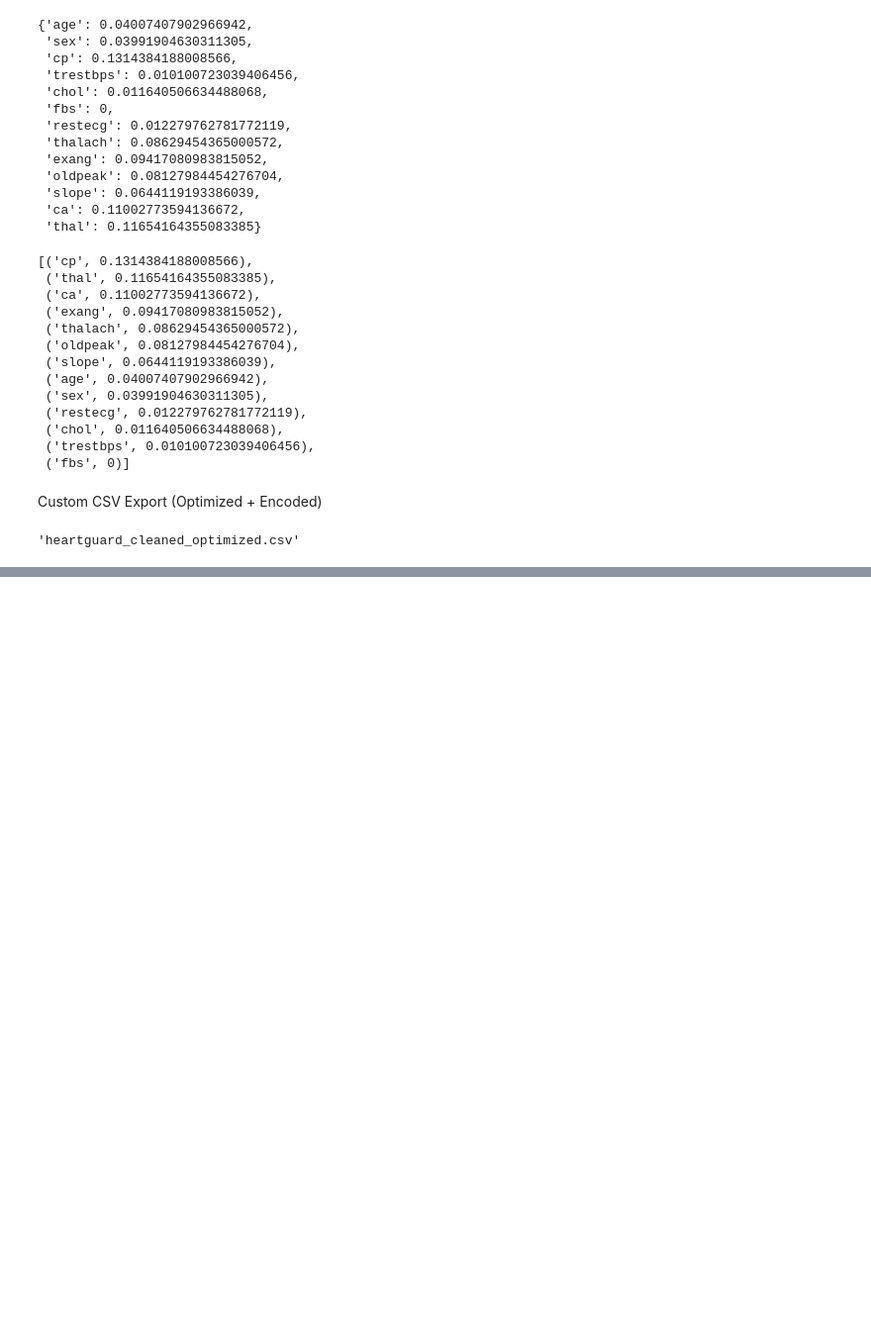
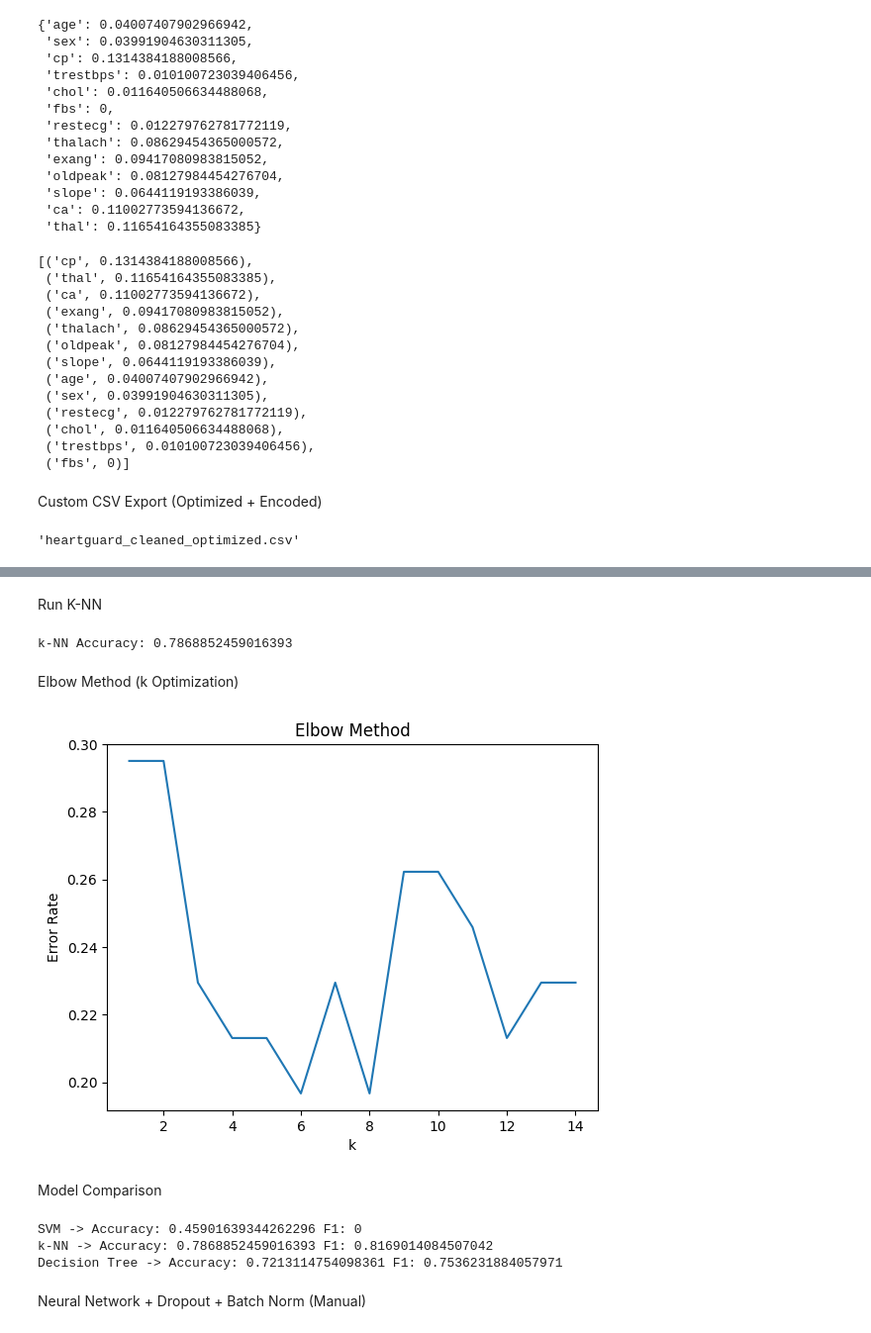
Before and after one commit to Reyan7471/HeartGuard---Heart-disease-Detection-Project-, a Jupyter notebook: notebooks/heartguard_training.ipynb, the cells around one changed output, grey strips where cells are left out. Shown at 99% size. Saved outputs shown, nothing was run; the diff lists cells and outputs as text; code cells hidden in the pictures; blank space fills up the shorter version.

```diff
--- a/notebooks/heartguard_training.ipynb
+++ b/notebooks/heartguard_training.ipynb
@@ -1993,0 +2569,69 @@ export_path
+# %%
+def predict_knn(X_train, y_train, X_test, k=5):
+    predictions = []
+
+    for x in X_test:
+        distances = []
+
+        for i, x_train in enumerate(X_train):
+            dist = euclidean_distance(x, x_train)
+            distances.append((dist, y_train[i]))
+
+        distances.sort(key=lambda x: x[0])
+        neighbors = [label for _, label in distances[:k]]
+
+        # Handle tie
+        counts = {}
+        for label in neighbors:
+            counts[label] = counts.get(label, 0) + 1
+
+        prediction = max(counts, key=counts.get)
+        predictions.append(prediction)
+
+    return np.array(predictions)
+# %% [markdown]
+Run K-NN
+# %%
+y_pred_knn = predict_knn(X_train, y_train, X_test, k=5)
+
+acc_knn, _, _, _ = evaluate_metrics(y_test, y_pred_knn)
+
+print("k-NN Accuracy:", acc_knn)
+# %% [output]
+k-NN Accuracy: 0.7868852459016393
+# %% [markdown]
+Elbow Method (k Optimization)
+# %%
+k_values = list(range(1, 15))
+errors = []
+
+for k in k_values:
+    preds = predict_knn(X_train, y_train, X_test, k)
+    acc, _, _, _ = evaluate_metrics(y_test, preds)
+    error = 1 - acc
+    errors.append(error)
+# %%
+plt.plot(k_values, errors)
+plt.xlabel("k")
+plt.ylabel("Error Rate")
+plt.title("Elbow Method")
+plt.show()
+# %% [output]
+[figure, added]
+# %% [markdown]
+Model Comparison
+# %%
+results = {
+    "SVM": evaluate_metrics(y_test, y_pred_svm),
+    "k-NN": evaluate_metrics(y_test, y_pred_knn),
+    "Decision Tree": (acc_t, prec_t, rec_t, f1_t)
+}
+
+for model, metrics in results.items():
+    print(model, "-> Accuracy:", metrics[0], "F1:", metrics[3])
+# %% [output]
+SVM -> Accuracy: 0.45901639344262296 F1: 0
+k-NN -> Accuracy: 0.7868852459016393 F1: 0.8169014084507042
+Decision Tree -> Accuracy: 0.7213114754098361 F1: 0.7536231884057971
+# %% [markdown]
+Neural Network + Dropout + Batch Norm (Manual)
```
Also changed, not shown: parts of 124 cells of this notebook, 3 other files.
